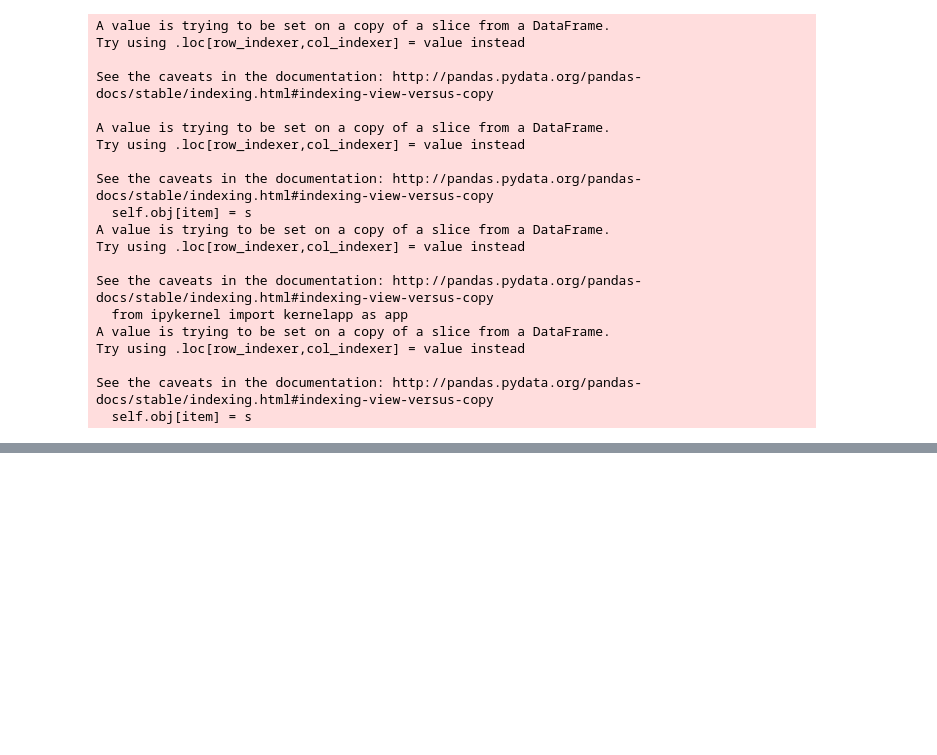
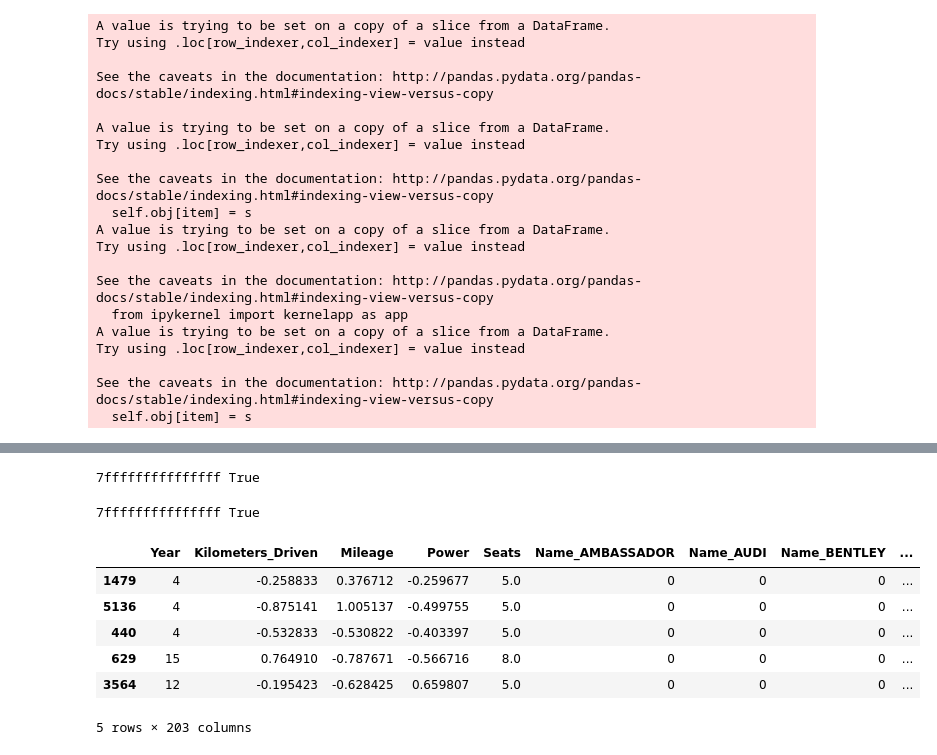
Before and after one commit to dayvheed/Car-Prices-, a Jupyter notebook: Car pricing.ipynb, the cells around one changed output, grey strips where cells are left out. Cells and saved outputs as stored; diff of their text form; code cells hidden in the pictures; blank space fills up the shorter version.

```diff
--- a/Car pricing.ipynb
+++ b/Car pricing.ipynb
@@ -312,0 +416,20 @@ pickle.dump(model_search, open('model_final.plk', 'wb'))
+# %%
+import sys
+print("%x" % sys.maxsize, sys.maxsize > 2**32)
+# %% [output]
+7fffffffffffffff True
+# %%
+import sys
+print("%x" % sys.maxsize, sys.maxsize > 2**32)
+# %% [output]
+7fffffffffffffff True
+# %%
+X_train[;]
+# %% [output]
+|  | Year | Kilometers_Driven | Mileage | Power | Seats | Name_AMBASSADOR | Name_AUDI | Name_BENTLEY | ... |
+| 1479 | 4 | -0.258833 | 0.376712 | -0.259677 | 5.0 | 0 | 0 | 0 | ... |
+| 5136 | 4 | -0.875141 | 1.005137 | -0.499755 | 5.0 | 0 | 0 | 0 | ... |
+| 440 | 4 | -0.532833 | -0.530822 | -0.403397 | 5.0 | 0 | 0 | 0 | ... |
+| 629 | 15 | 0.764910 | -0.787671 | -0.566716 | 8.0 | 0 | 0 | 0 | ... |
+| 3564 | 12 | -0.195423 | -0.628425 | 0.659807 | 5.0 | 0 | 0 | 0 | ... |
+5 rows × 203 columns
```
Also changed, not shown: parts of 17 cells of this notebook, 11 other files.
